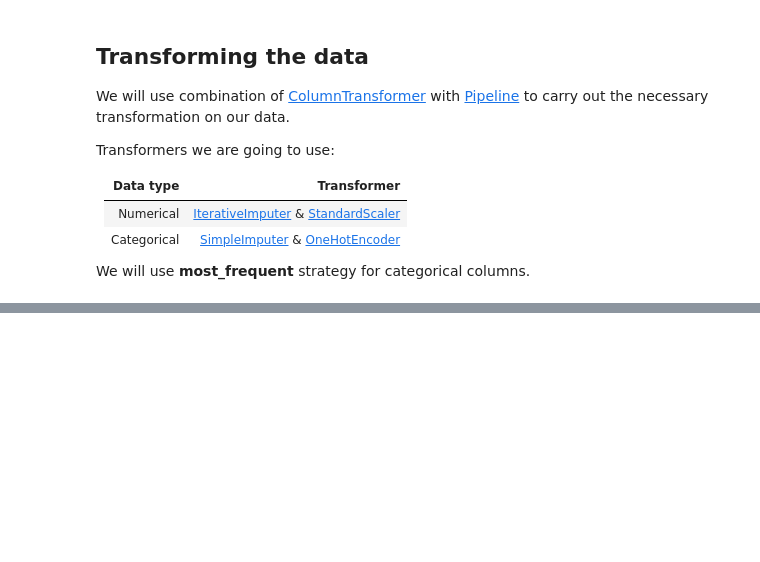
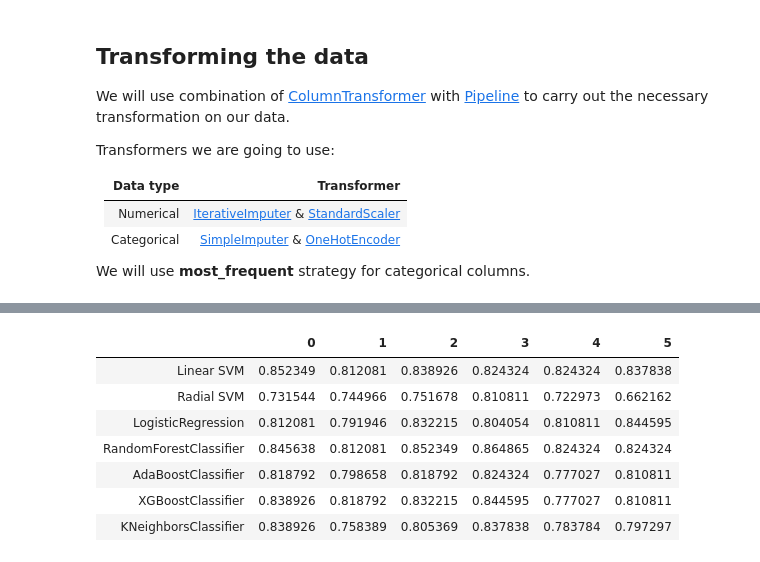
Before and after one commit to aryamonani/Titanic-prediction, a Jupyter notebook: Titanic prediction.ipynb, the cells around one changed output, grey strips where cells are left out. Saved outputs shown, nothing was run; the diff lists cells and outputs as text; code cells hidden in the pictures; blank space fills up the shorter version.

```diff
--- a/Titanic prediction.ipynb
+++ b/Titanic prediction.ipynb
@@ -208,9 +226,9 @@ dtype: object
 # %%
-numerical = ['Pclass', 'Age', 'Is_alone', 'log_Fare']
+numerical = ['Pclass', 'Age', 'Is_alone', 'Fare']
 categorical = ['Sex', 'Ticket', 'Cabin', 'Embarked']
 # %%
 features = numerical + categorical
-Target = ['Survived']
+target = ['Survived']
 # %% [markdown]
 ## Transforming the data
 We will use combination of [ColumnTransformer](https://scikit-learn.org/stable/modules/generated/sklearn.compose.ColumnTransformer.html) with [Pipeline](https://scikit-learn.org/stable/modules/generated/sklearn.pipeline.Pipeline.html) to carry out the necessary transformation on our data.
@@ -243,0 +267,40 @@ preprocessor = ColumnTransformer(
+# %%
+from sklearn import svm
+from sklearn.linear_model import LogisticRegression
+from sklearn.ensemble import RandomForestClassifier, AdaBoostClassifier
+import xgboost as xgb
+from sklearn.neighbors import KNeighborsClassifier
+from sklearn import metrics
+from sklearn.model_selection import KFold, cross_val_score
+
+observations = pd.DataFrame()
+classifiers = ['Linear SVM', 'Radial SVM', 'LogisticRegression', 'RandomForestClassifier', 'AdaBoostClassifier', 'XGBoostClassifier', 'KNeighborsClassifier']
+models = [ svm.SVC(kernel='linear'),
+                  svm.SVC(kernel='rbf'),
+                 LogisticRegression(),
+                 RandomForestClassifier(n_estimators=200, random_state=0),
+                 AdaBoostClassifier(random_state = 0),
+                 xgb.XGBClassifier(n_estimators=100),
+                 KNeighborsClassifier()
+                 ]
+j = 0
+for i in models:
+    model = i
+    cv = KFold(n_splits=6, random_state=0, shuffle=True)
+    pipe = Pipeline(steps=[('preprocessor', preprocessor),
+                      ('model', model)
+                     ])
+    pipe.fit(train[features], np.ravel(train[target]))
+    observations[classifiers[j]] = (cross_val_score(pipe, train[features], np.ravel(train[target]), scoring='accuracy', cv=cv))
+    j = j+1
+
+observations.T
+# %% [output]
+|  | 0 | 1 | 2 | 3 | 4 | 5 |
+| Linear SVM | 0.852349 | 0.812081 | 0.838926 | 0.824324 | 0.824324 | 0.837838 |
+| Radial SVM | 0.731544 | 0.744966 | 0.751678 | 0.810811 | 0.722973 | 0.662162 |
+| LogisticRegression | 0.812081 | 0.791946 | 0.832215 | 0.804054 | 0.810811 | 0.844595 |
+| RandomForestClassifier | 0.845638 | 0.812081 | 0.852349 | 0.864865 | 0.824324 | 0.824324 |
+| AdaBoostClassifier | 0.818792 | 0.798658 | 0.818792 | 0.824324 | 0.777027 | 0.810811 |
+| XGBoostClassifier | 0.838926 | 0.818792 | 0.832215 | 0.844595 | 0.777027 | 0.810811 |
+| KNeighborsClassifier | 0.838926 | 0.758389 | 0.805369 | 0.837838 | 0.783784 | 0.797297 |
```
Also changed, not shown: parts of 14 cells of this notebook.
